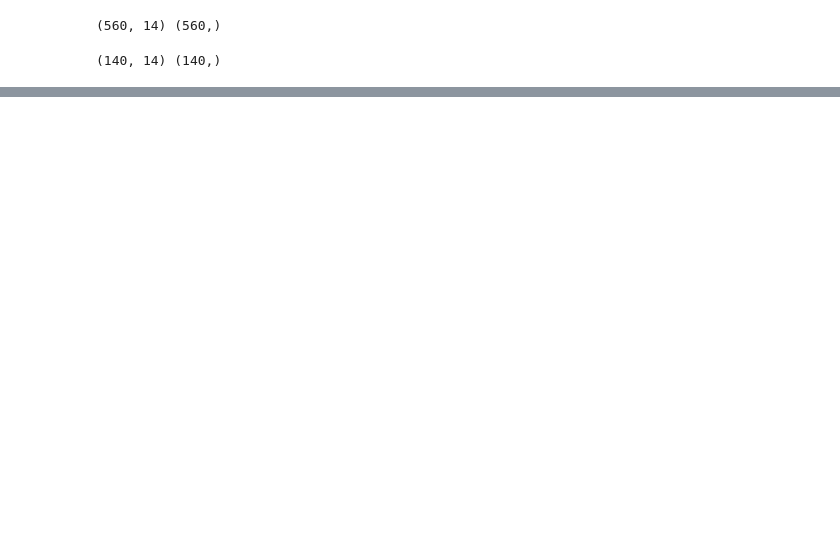
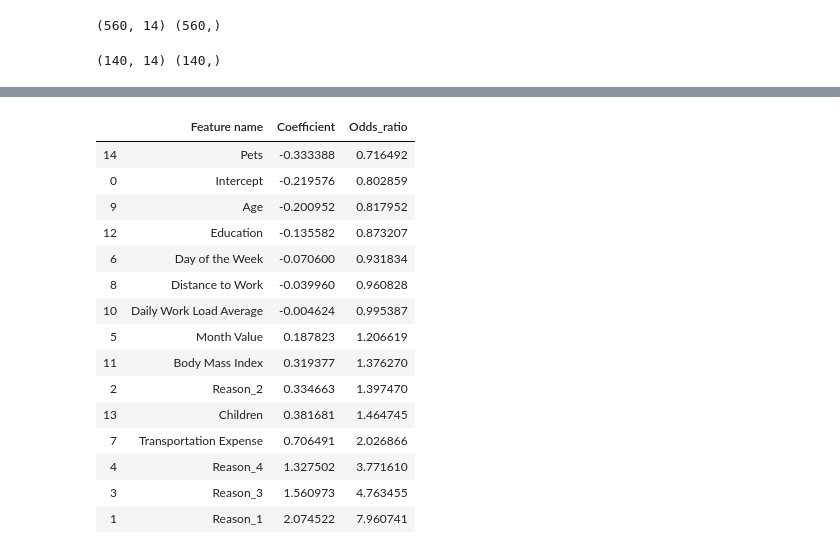
Before and after one commit to LiuHaoLung/Python-Milestone, a Jupyter notebook: Absenteeism/AbsenteeismExerciseMachineLearning.ipynb, the cells around one changed output, grey strips where cells are left out. Drawn from its saved outputs; the diff is of its cells as text; code cells hidden in the pictures; blank space fills up the shorter version.

```diff
--- a/Absenteeism/AbsenteeismExerciseMachineLearning.ipynb
+++ b/Absenteeism/AbsenteeismExerciseMachineLearning.ipynb
@@ -297,0 +550,25 @@ print(x_test.shape, y_test.shape)
+# %%
+# sort_values requires us to choose the appropriate column by which we want to sort the whole DataFrame
+# logically, for now this is the new column odds ratio
+
+# by default the coefficients are sorted in ascending order
+# so this means the most important ones are at the bottom
+
+summary_table.sort_values('Odds_ratio')
+# %% [output]
+|  | Feature name | Coefficient | Odds_ratio |
+| 14 | Pets | -0.333388 | 0.716492 |
+| 0 | Intercept | -0.219576 | 0.802859 |
+| 9 | Age | -0.200952 | 0.817952 |
+| 12 | Education | -0.135582 | 0.873207 |
+| 6 | Day of the Week | -0.070600 | 0.931834 |
+| 8 | Distance to Work | -0.039960 | 0.960828 |
+| 10 | Daily Work Load Average | -0.004624 | 0.995387 |
+| 5 | Month Value | 0.187823 | 1.206619 |
+| 11 | Body Mass Index | 0.319377 | 1.376270 |
+| 2 | Reason_2 | 0.334663 | 1.397470 |
+| 13 | Children | 0.381681 | 1.464745 |
+| 7 | Transportation Expense | 0.706491 | 2.026866 |
+| 4 | Reason_4 | 1.327502 | 3.771610 |
+| 3 | Reason_3 | 1.560973 | 4.763455 |
+| 1 | Reason_1 | 2.074522 | 7.960741 |
```
Also changed, not shown: parts of 27 cells of this notebook.
